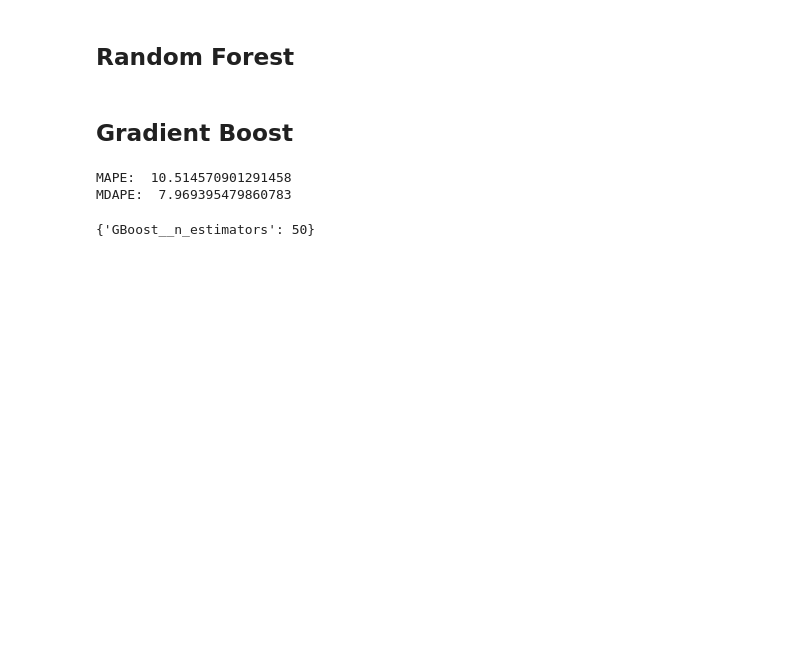
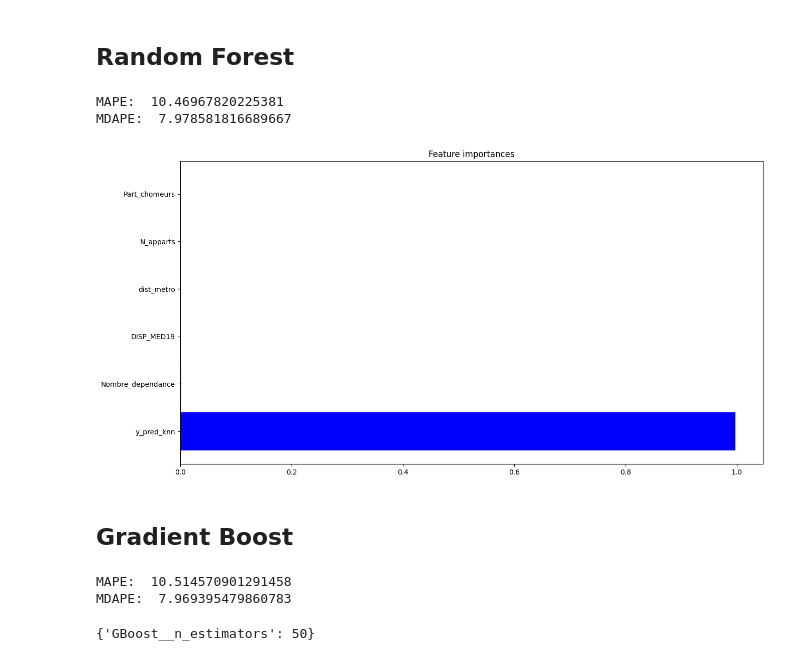
Before and after one commit to Clotilde-23/BDC, a Jupyter notebook: Notebooks/Model_flats_paris.ipynb, the cells around one changed output. Saved outputs shown, nothing was run; the diff lists cells and outputs as text; code cells hidden in the pictures; blank space fills up the shorter version.

Commit message:
Effet du score

```diff
--- a/Notebooks/Model_flats_paris.ipynb
+++ b/Notebooks/Model_flats_paris.ipynb
@@ -172,7 +172,8 @@ fig.show()
 # %%
 %run '../Helpers/Models.py'
 # %%
-features_RF = ['Nombre_dependance', 'dist_metro', 'Ec_elementaire_dummy', 'Ec_maternelle_dummy',
+features_RF = ['Nombre_dependance', 'dist_metro',
+               #'Ec_elementaire_dummy', 'Ec_maternelle_dummy',
               'N_apparts', 'DISP_MED19', 'Part_chomeurs']
 # %%
 RF_model = model_RF_post_KNN(df_test, df_train, features_RF, features_knn, label_train, label_test,
@@ -184,3 +181,17 @@ compute_scores(RF_model, X_test_rf, y_test)
+# %%
+X_train_rf = df_train[features_RF]
+X_train_rf['y_pred_knn'] = knn_pipe.predict(df_train[features_knn])
+X_test_rf = df_test[features_RF]
+X_test_rf['y_pred_knn'] = knn_pipe.predict(df_test[features_knn])
+compute_scores(RF_model, X_test_rf, df_test[label_test])
+# %% [output]
+MAPE:  10.46967820225381
+MDAPE:  7.978581816689667
+# %%
+RF_importances = RF_model.best_estimator_.named_steps["RForest"].feature_importances_
+features_importances(RF_importances, X_train_rf)
+# %% [output]
+[figure, added]
 # %% [markdown]
 ## Gradient Boost
 # %%
```
Also changed, not shown: parts of 4 cells of this notebook, 1 other file.
